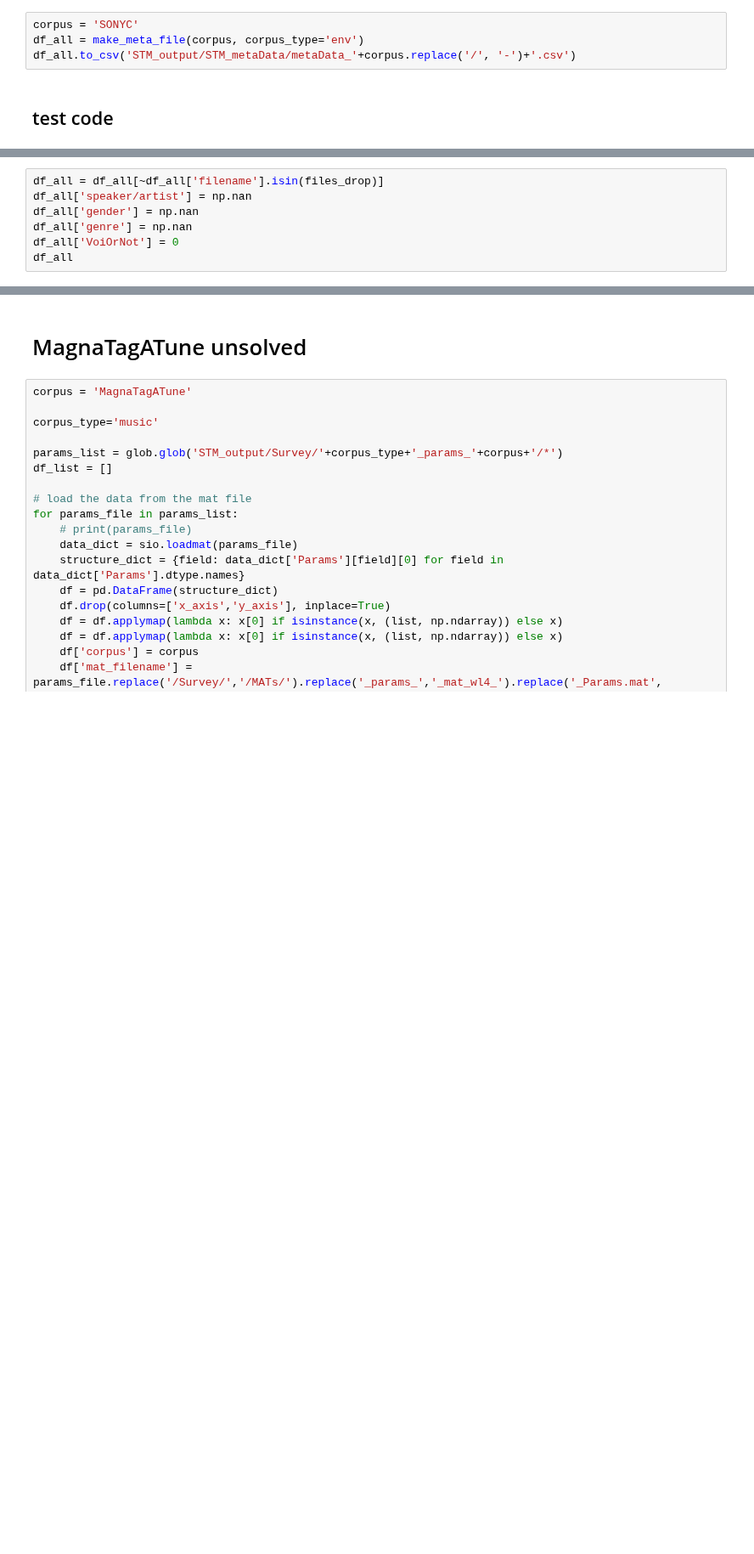
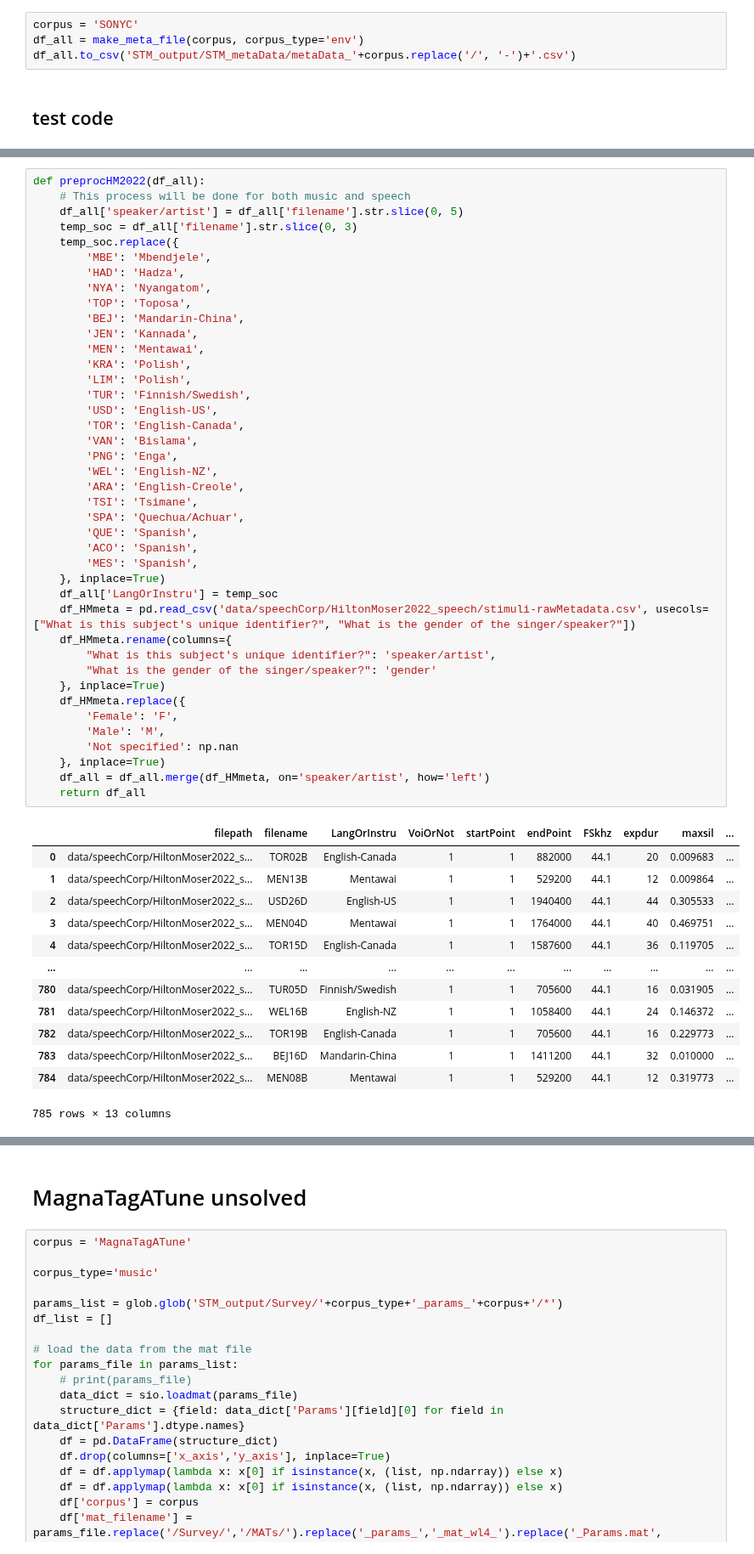
Before and after one commit to curlsloth/MusicSpeech-STM, a Jupyter notebook: STM03_build_meta_data.ipynb, the cells around one changed output, grey strips where cells are left out. Shown at 85% size. Drawn from its saved outputs; the diff is of its cells as text; blank space fills up the shorter version.

Commit message:
add HM2022 (almost done, no music yet)

```diff
--- a/STM03_build_meta_data.ipynb
+++ b/STM03_build_meta_data.ipynb
@@ -626,7 +537,0 @@ files_drop
-# %%
-df_all = df_all[~df_all['filename'].isin(files_drop)]
-df_all['speaker/artist'] = np.nan
-df_all['gender'] = np.nan
-df_all['genre'] = np.nan
-df_all['VoiOrNot'] = 0
-df_all
@@ -646,0 +538,55 @@ df_all
+# %%
+def preprocHM2022(df_all):
+    # This process will be done for both music and speech
+    df_all['speaker/artist'] = df_all['filename'].str.slice(0, 5)
+    temp_soc = df_all['filename'].str.slice(0, 3)
+    temp_soc.replace({
+        'MBE': 'Mbendjele',
+        'HAD': 'Hadza',
+        'NYA': 'Nyangatom',
+        'TOP': 'Toposa',
+        'BEJ': 'Mandarin-China',
+        'JEN': 'Kannada',
+        'MEN': 'Mentawai',
+        'KRA': 'Polish',
+        'LIM': 'Polish',
+        'TUR': 'Finnish/Swedish',
+        'USD': 'English-US',
+        'TOR': 'English-Canada',
+        'VAN': 'Bislama',
+        'PNG': 'Enga',
+        'WEL': 'English-NZ',
+        'ARA': 'English-Creole',
+        'TSI': 'Tsimane',
+        'SPA': 'Quechua/Achuar',
+        'QUE': 'Spanish',
+        'ACO': 'Spanish',
+        'MES': 'Spanish',
+    }, inplace=True)
+    df_all['LangOrInstru'] = temp_soc
+    df_HMmeta = pd.read_csv('data/speechCorp/HiltonMoser2022_speech/stimuli-rawMetadata.csv', usecols=["What is this subject's unique identifier?", "What is the gender of the singer/speaker?"])
+    df_HMmeta.rename(columns={
+        "What is this subject's unique identifier?": 'speaker/artist',
+        "What is the gender of the singer/speaker?": 'gender'
+    }, inplace=True)
+    df_HMmeta.replace({
+        'Female': 'F',
+        'Male': 'M',
+        'Not specified': np.nan
+    }, inplace=True)
+    df_all = df_all.merge(df_HMmeta, on='speaker/artist', how='left')
+    return df_all
+# %% [output]
+|  | filepath | filename | LangOrInstru | VoiOrNot | startPoint | endPoint | FSkhz | expdur | maxsil | ... |
+| 0 | data/speechCorp/HiltonMoser2022_s... | TOR02B | English-Canada | 1 | 1 | 882000 | 44.1 | 20 | 0.009683 | ... |
+| 1 | data/speechCorp/HiltonMoser2022_s... | MEN13B | Mentawai | 1 | 1 | 529200 | 44.1 | 12 | 0.009864 | ... |
+| 2 | data/speechCorp/HiltonMoser2022_s... | USD26D | English-US | 1 | 1 | 1940400 | 44.1 | 44 | 0.305533 | ... |
+| 3 | data/speechCorp/HiltonMoser2022_s... | MEN04D | Mentawai | 1 | 1 | 1764000 | 44.1 | 40 | 0.469751 | ... |
+| 4 | data/speechCorp/HiltonMoser2022_s... | TOR15D | English-Canada | 1 | 1 | 1587600 | 44.1 | 36 | 0.119705 | ... |
+| ... | ... | ... | ... | ... | ... | ... | ... | ... | ... | ... |
+| 780 | data/speechCorp/HiltonMoser2022_s... | TUR05D | Finnish/Swedish | 1 | 1 | 705600 | 44.1 | 16 | 0.031905 | ... |
+| 781 | data/speechCorp/HiltonMoser2022_s... | WEL16B | English-NZ | 1 | 1 | 1058400 | 44.1 | 24 | 0.146372 | ... |
+| 782 | data/speechCorp/HiltonMoser2022_s... | TOR19B | English-Canada | 1 | 1 | 705600 | 44.1 | 16 | 0.229773 | ... |
+| 783 | data/speechCorp/HiltonMoser2022_s... | BEJ16D | Mandarin-China | 1 | 1 | 1411200 | 44.1 | 32 | 0.010000 | ... |
+| 784 | data/speechCorp/HiltonMoser2022_s... | MEN08B | Mentawai | 1 | 1 | 529200 | 44.1 | 12 | 0.319773 | ... |
+785 rows × 13 columns
```
Also changed, not shown: parts of 15 cells of this notebook.
